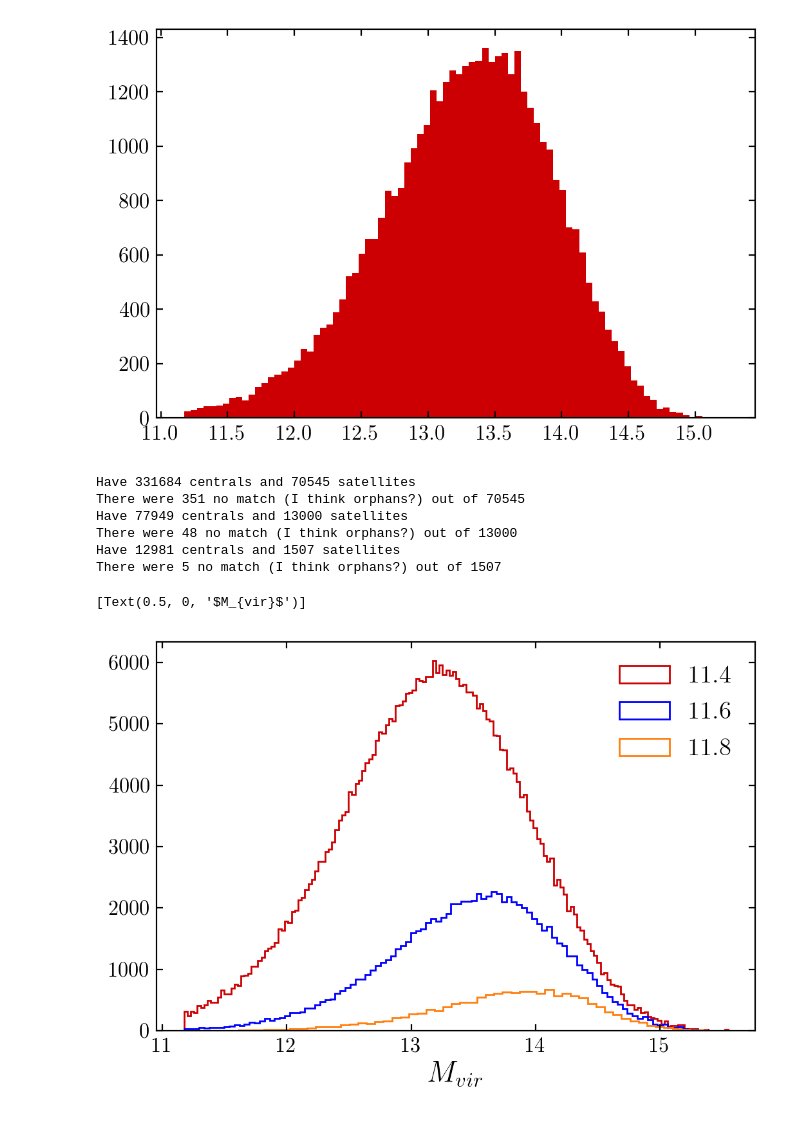
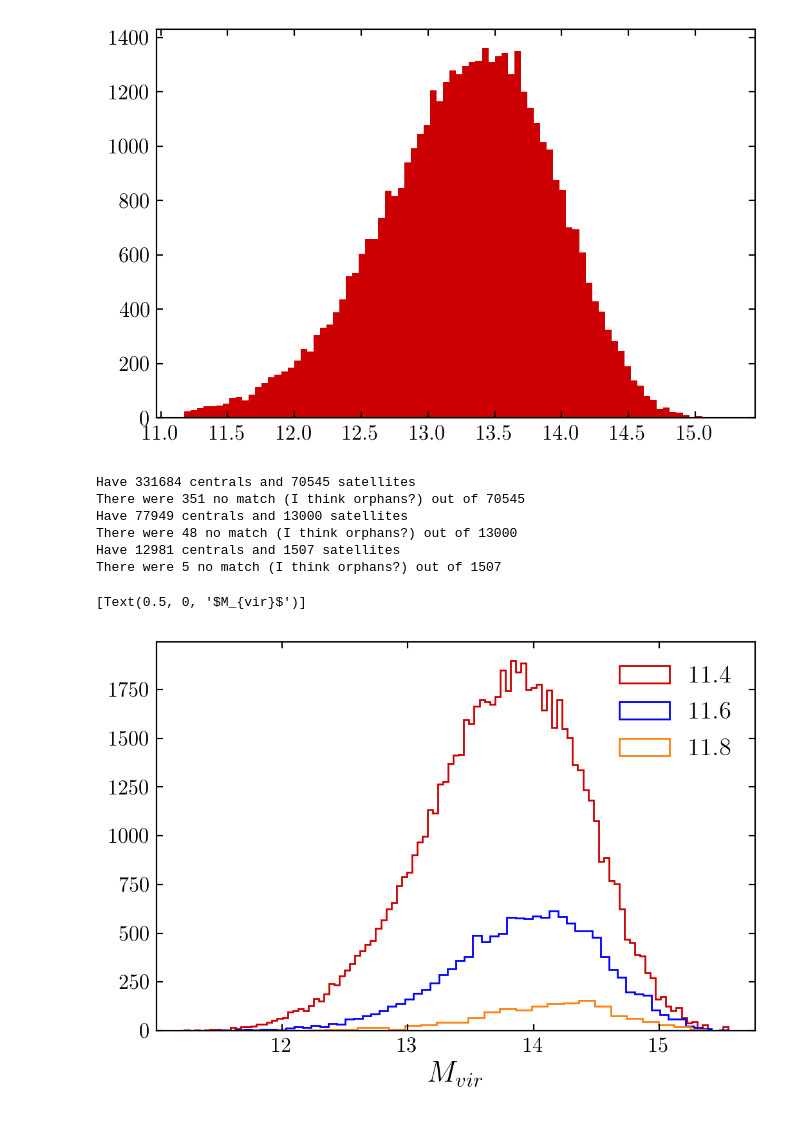
Before and after one commit to gsallabe/thesis_satellite_fraction, a Jupyter notebook: cb/analysis.ipynb, the cells around one changed output. Cells and saved outputs as stored; diff of their text form; code cells hidden in the pictures.

```diff
--- a/cb/analysis.ipynb
+++ b/cb/analysis.ipynb
@@ -237,32 +238,33 @@ vcens = cens[
 cuts = [11.4, 11.6, 11.8]
 _, ax = plt.subplots()
 
 for cut in cuts:
     valid = cens_complete[cens_complete["stellar_mass"] > 10**cut]
     valid_sats = sats_complete[sats_complete["stellar_mass"] > 10**cut]
     print(f"Have {len(valid)} centrals and {len(valid_sats)} satellites")
 
 
     halo_for_sats = pd.DataFrame(cens).join(
         pd.DataFrame(valid_sats[["upid"]]).set_index("upid"),
         on="id",
         how="right"
     )
 
     no_match = np.isnan(halo_for_sats["stellar_mass"])
     print(f"There were {np.count_nonzero(no_match)} no match (I think orphans?) out of {len(halo_for_sats)}")
     halo_for_sats = halo_for_sats[np.logical_not(no_match)]
 
     all_halo_masses = np.append(valid["Mpeak"], halo_for_sats["Mpeak"])
-    ax.hist(np.log10(all_halo_masses), bins="fd", label=str(cut), histtype="step")
+    # Currently only plotting sats
+    ax.hist(np.log10(halo_for_sats["Mpeak"]), bins="fd", label=str(cut), histtype="step")
 ax.legend()
 ax.set(xlabel=r"$M_{vir}$")
 # %% [output]
 Have 331684 centrals and 70545 satellites
 There were 351 no match (I think orphans?) out of 70545
 Have 77949 centrals and 13000 satellites
 There were 48 no match (I think orphans?) out of 13000
 Have 12981 centrals and 1507 satellites
 There were 5 no match (I think orphans?) out of 1507
 [Text(0.5, 0, '$M_{vir}$')]
-[figure, old version]
+[figure, new version]
```
Also changed, not shown: parts of 1 cell of this notebook, 2 other files.
